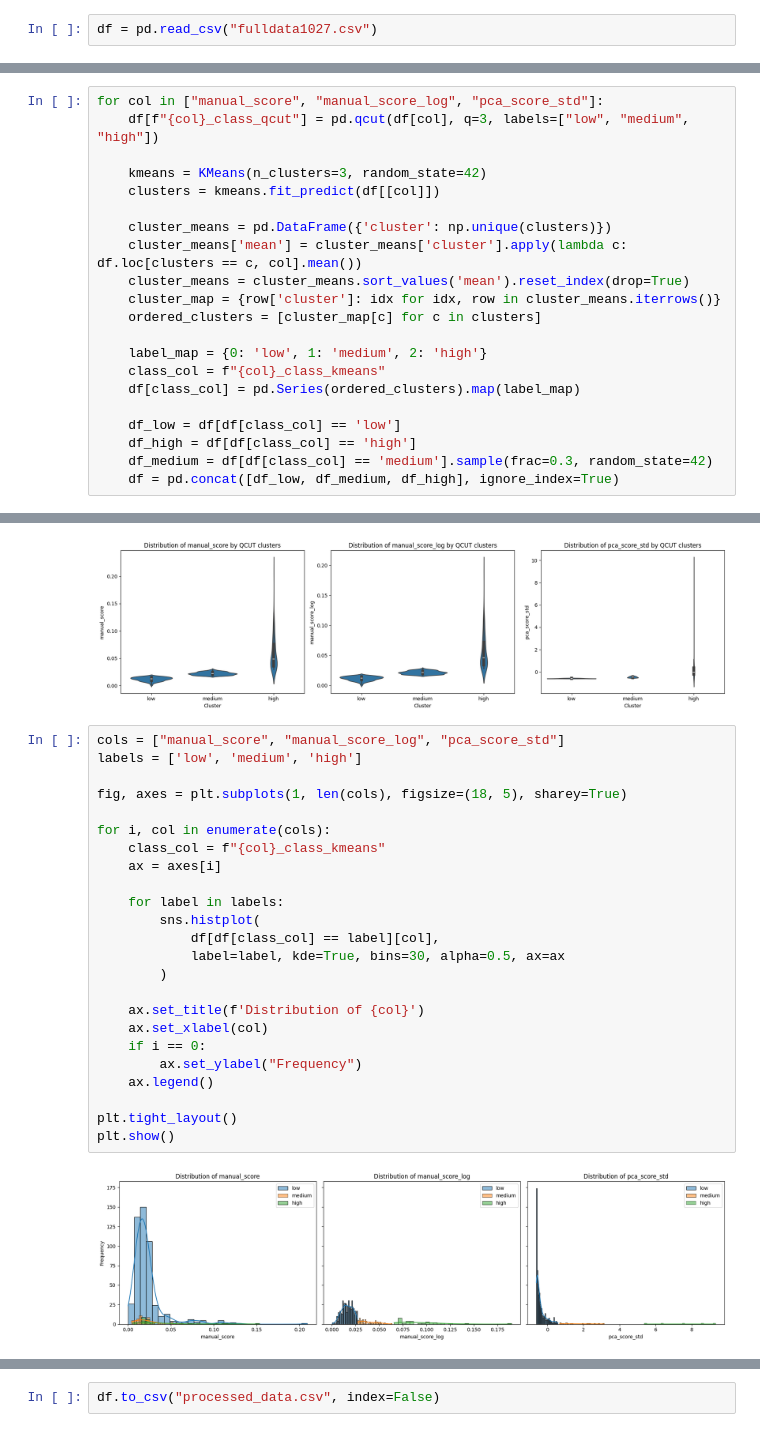
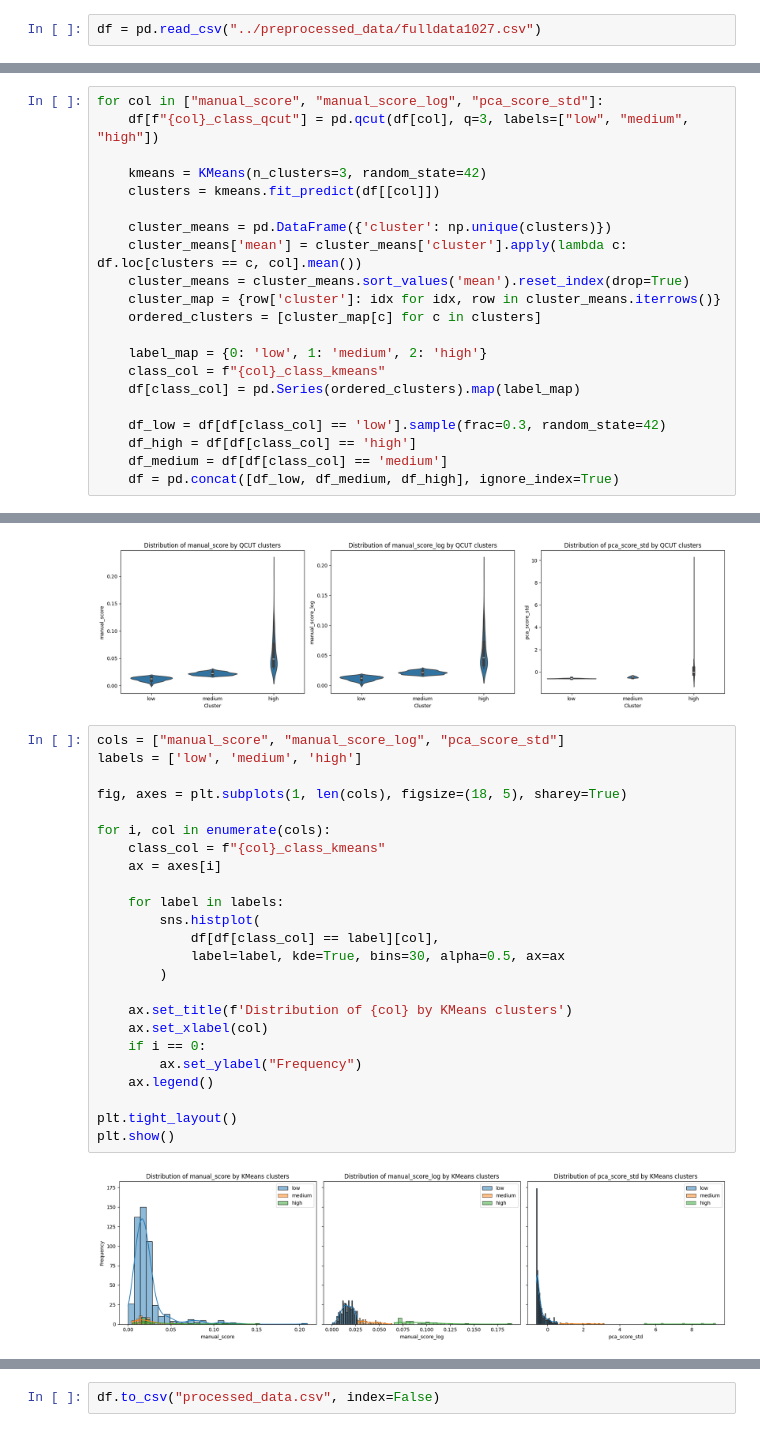
Before and after one commit to hako1106/video-success-predictor, a Jupyter notebook: train_data/data_preprocessing.ipynb, the cells around one changed output, grey strips where cells are left out. Drawn from its saved outputs; the diff is of its cells as text.

Commit message:
Correct data display in charts

```diff
--- a/train_data/data_preprocessing.ipynb
+++ b/train_data/data_preprocessing.ipynb
@@ -13,7 +13,7 @@ from sklearn.decomposition import PCA
 from sklearn.preprocessing import StandardScaler
 from transformers import AutoTokenizer, AutoModel
 # %%
-df = pd.read_csv("fulldata1027.csv")
+df = pd.read_csv("../preprocessed_data/fulldata1027.csv")
 # %%
 df.rename(columns={
     "Unnamed: 0": "index",
@@ -136,9 +134,9 @@ for col in ["manual_score", "manual_score_log", "pca_score_std"]:
     class_col = f"{col}_class_kmeans"
     df[class_col] = pd.Series(ordered_clusters).map(label_map)
 
-    df_low = df[df[class_col] == 'low']
+    df_low = df[df[class_col] == 'low'].sample(frac=0.3, random_state=42)
     df_high = df[df[class_col] == 'high']
-    df_medium = df[df[class_col] == 'medium'].sample(frac=0.3, random_state=42)
+    df_medium = df[df[class_col] == 'medium']
     df = pd.concat([df_low, df_medium, df_high], ignore_index=True)
 # %%
 score_cols = ["manual_score", "manual_score_log", "pca_score_std"]
@@ -205,29 +203,29 @@ plt.show()
 # %%
 cols = ["manual_score", "manual_score_log", "pca_score_std"]
 labels = ['low', 'medium', 'high']
 
 fig, axes = plt.subplots(1, len(cols), figsize=(18, 5), sharey=True)
 
 for i, col in enumerate(cols):
     class_col = f"{col}_class_kmeans"
     ax = axes[i]
 
     for label in labels:
         sns.histplot(
             df[df[class_col] == label][col],
             label=label, kde=True, bins=30, alpha=0.5, ax=ax
         )
 
-    ax.set_title(f'Distribution of {col}')
+    ax.set_title(f'Distribution of {col} by KMeans clusters')
     ax.set_xlabel(col)
     if i == 0:
         ax.set_ylabel("Frequency")
     ax.legend()
 
 plt.tight_layout()
 plt.show()
 # %% [output]
-[figure, old version]
+[figure, new version]
 # %%
 cols = ["manual_score", "manual_score_log", "pca_score_std"]
 labels = ['low', 'medium', 'high']
```
Also changed, not shown: parts of 4 cells of this notebook, 1 other file.
